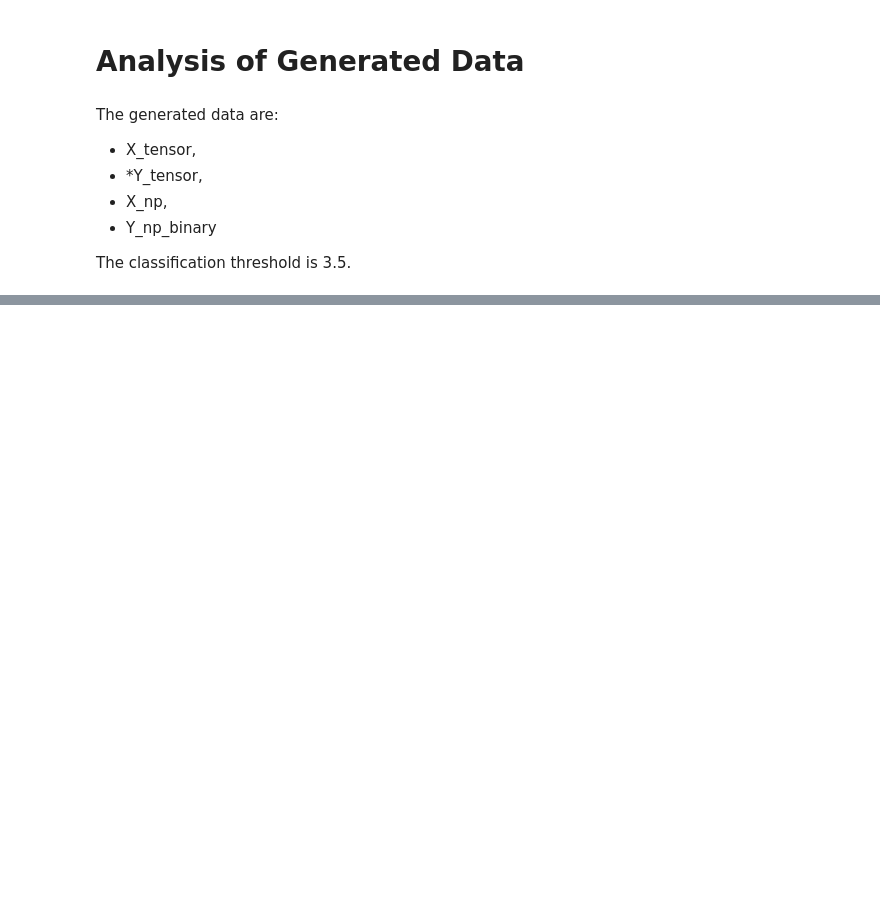
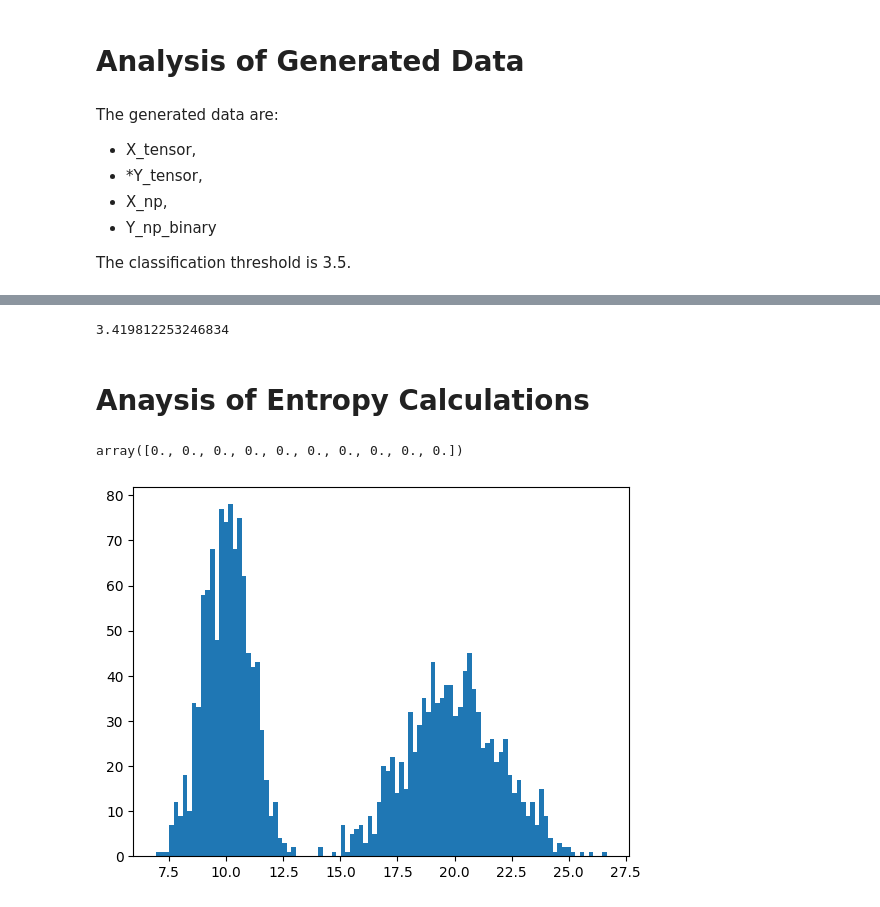
Before and after one commit to ModelEngineering/autoencodersb, a Jupyter notebook: notebooks/Information_Plane_with_GMM_based_MI_Estimation.ipynb, the cells around one changed output, grey strips where cells are left out. Drawn from its saved outputs; the diff is of its cells as text; code cells hidden in the pictures; blank space fills up the shorter version.

```diff
--- a/notebooks/Information_Plane_with_GMM_based_MI_Estimation.ipynb
+++ b/notebooks/Information_Plane_with_GMM_based_MI_Estimation.ipynb
@@ -33,0 +188,25 @@ def generate_synthetic_data(num_samples, slope, intercept, noise_std, classifica
+# %%
+# --- 1. Synthetic Data Generation ---
+def generateMixture(num_samples:List[int], means:List[float], stds:List[float])->np.ndarray:
+    """
+    Generates synthetic data for a binary classification task.
+
+    Args:
+        num_sample (int): number of samples in the n-th mixture
+        means (float): mean of the n-th mixture
+        std (float): standard deviation of the n-th mixture
+    Returns:
+        np.array (num_sample, 1), int. total count is = sum(num_samples)
+    """
+    results = [np.random.normal(m, s, n) for n, m, s in zip(num_samples, means, stds)]
+    merged_arr = np.concatenate(results)
+    return np.random.permutation(merged_arr).reshape(-1, 1)
+
+# Tests
+precision = 2
+num_sample1 = 3
+small_mean = 0.1
+arr = generateMixture([num_sample1, 5], (small_mean, 100), (.01, 10))
+assert(np.ndim(arr) == 2)
+assert(np.sum(arr < 10*small_mean)) == num_sample1
+print("OK!")
@@ -375,0 +805,17 @@ _ = plt.title("Y Tensor")
+# %%
+sum(pdf.pdf_arr)
+# %% [output]
+3.419812253246834
+# %% [markdown]
+# Anaysis of Entropy Calculations
+# %%
+mixture_arr = generateMixture(num_samples=[1000, 1000], means=[10, 20], stds=[1, 2])
+# %%
+np.zeros(10)
+# %% [output]
+array([0., 0., 0., 0., 0., 0., 0., 0., 0., 0.])
+# %%
+_ = plt.hist(mixture_arr, bins=100)
+_ = plt.title("")
+# %% [output]
+[figure, added]
```
Also changed, not shown: parts of 30 cells of this notebook.
